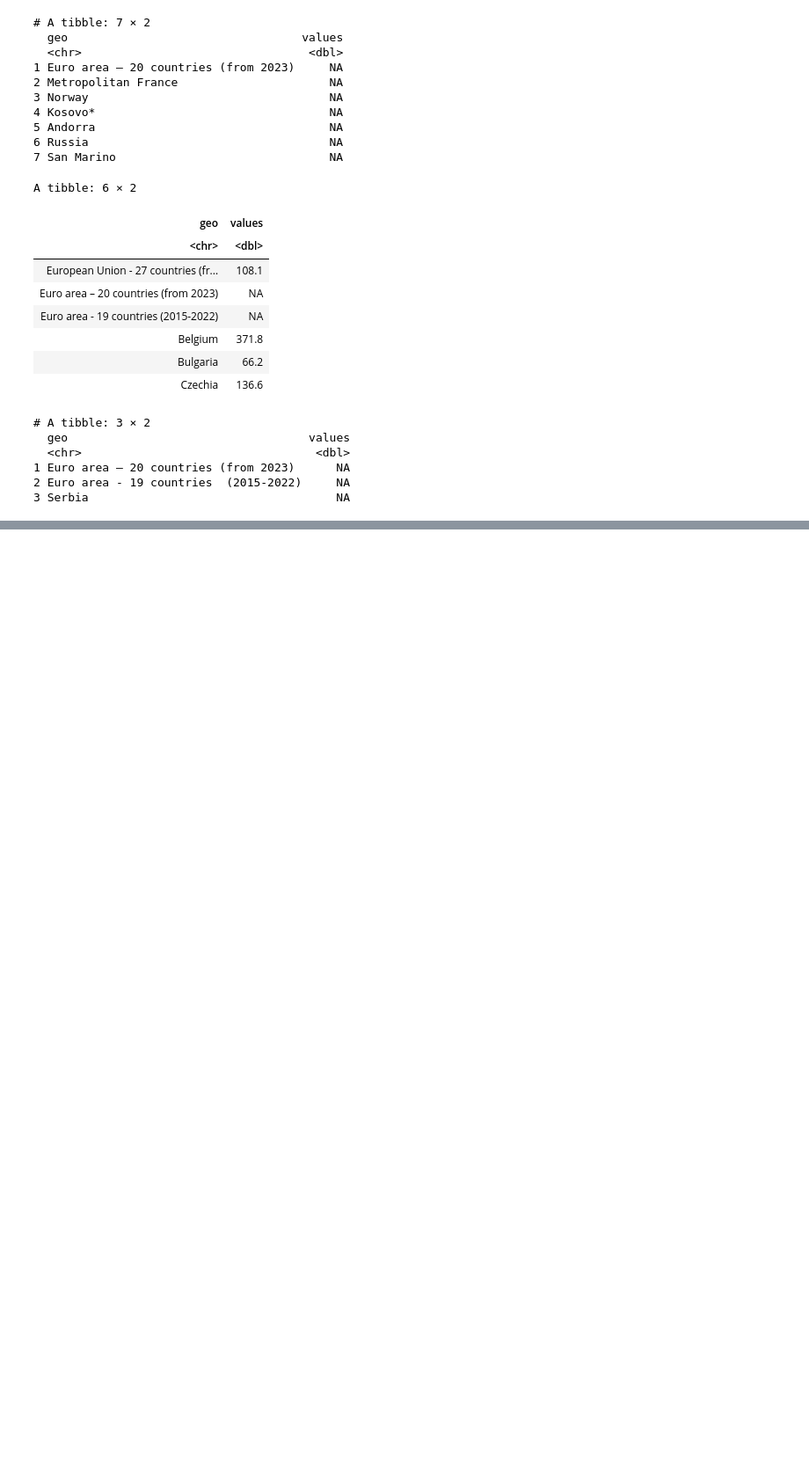
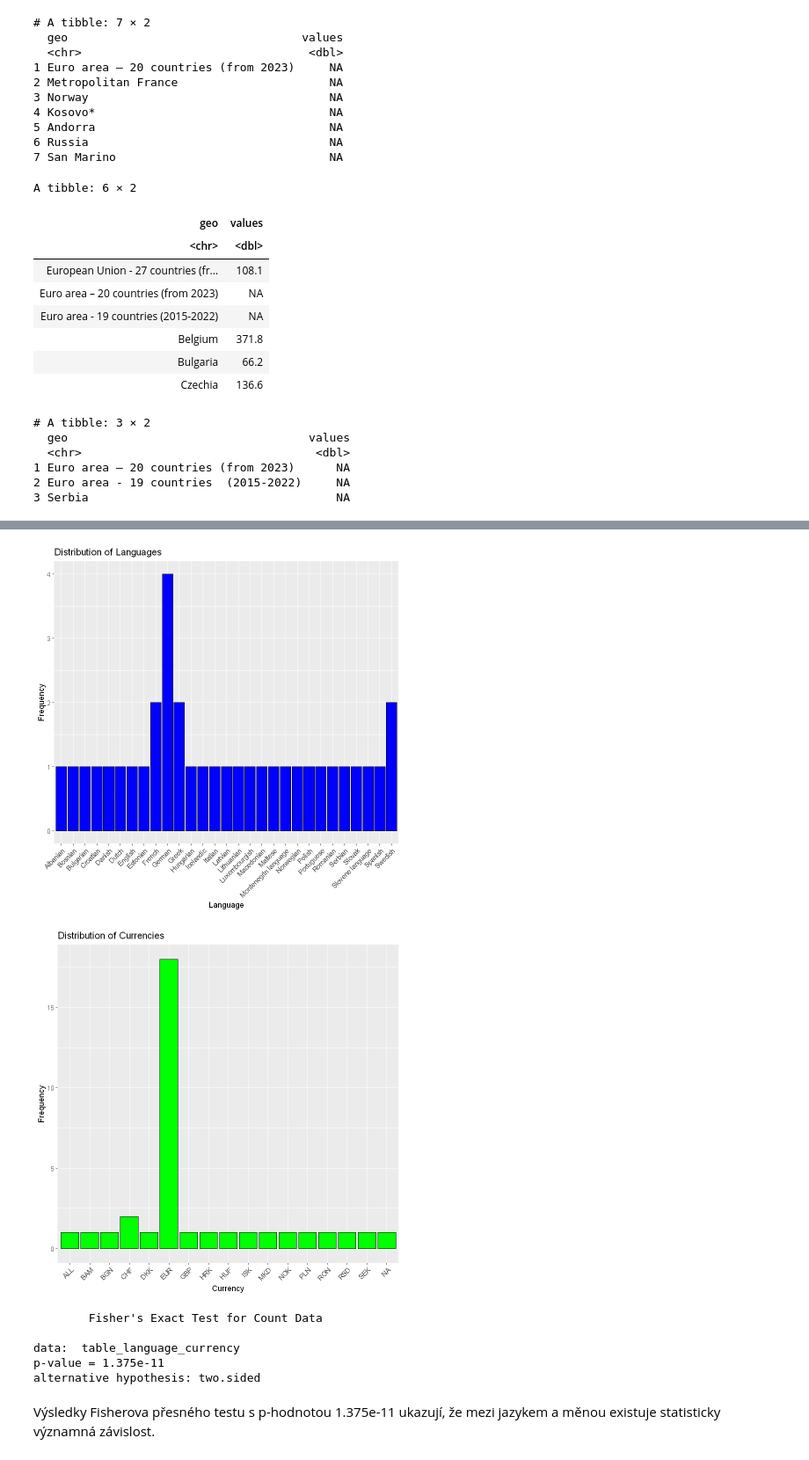
Before and after one commit to SychovaDaria/Prs, a Jupyter notebook: project 3/SP3.ipynb, the cells around one changed output, grey strips where cells are left out. Shown at 88% size. Drawn from its saved outputs; the diff is of its cells as text; code cells hidden in the pictures; blank space fills up the shorter version.

```diff
--- a/project 3/SP3.ipynb
+++ b/project 3/SP3.ipynb
@@ -327,0 +443,4 @@ print(rows_with_missing)
+# %%
+data_currency <- world_data %>% select(Country, Currency.Code)
+# %%
+data_currency_renamed <- data_currency %>% rename(geo = Country, currency = Currency.Code)
@@ -327,0 +461,3 @@ print(rows_with_missing)
+# %%
+data3 <- merge(data_hdp_renamed, data_language_renamed, by = "geo")
+data4 <- merge(data3, data_currency_renamed, by = "geo")
@@ -327,0 +476,39 @@ print(rows_with_missing)
+# %%
+data4 <- data4 %>%
+  mutate(language = as.factor(language),
+         currency = as.factor(currency))
+# %%
+library(ggplot2)
+
+# language
+ggplot(data4, aes(x=language)) +
+  geom_bar(fill="blue", color="black") +
+  ggtitle("Distribution of Languages") +
+  xlab("Language") +
+  ylab("Frequency") +
+  theme(axis.text.x = element_text(angle = 45, hjust = 1))
+
+# currency
+ggplot(data4, aes(x=currency)) +
+  geom_bar(fill="green", color="black") +
+  ggtitle("Distribution of Currencies") +
+  xlab("Currency") +
+  ylab("Frequency") +
+  theme(axis.text.x = element_text(angle = 45, hjust = 1))
+# %% [output]
+[figure, added]
+[figure, added]
+# %%
+table_language_currency <- table(data4$language, data4$currency)
+
+# Fisher's test
+fisher_test <- fisher.test(table_language_currency)
+print(fisher_test)
+# %% [output]
+        Fisher's Exact Test for Count Data
+
+data:  table_language_currency
+p-value = 1.375e-11
+alternative hypothesis: two.sided
+# %% [markdown]
+Výsledky Fisherova přesného testu s p-hodnotou 1.375e-11 ukazují, že mezi jazykem a měnou existuje statisticky významná závislost.
```
Also changed, not shown: parts of 34 cells of this notebook, 1 other file.
